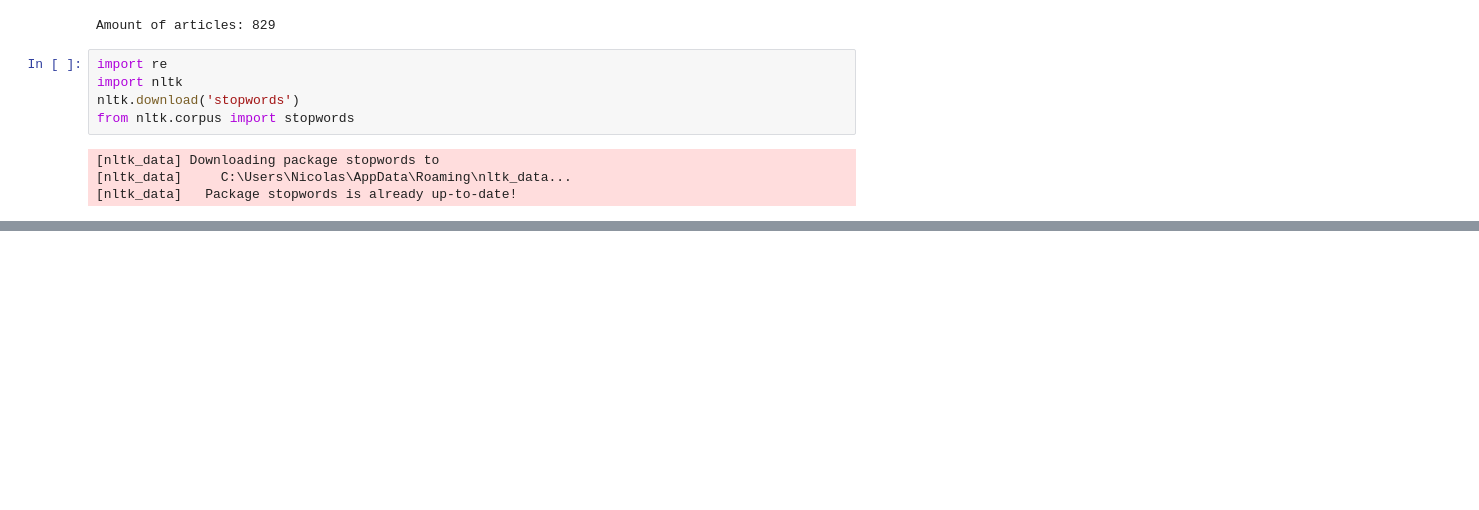
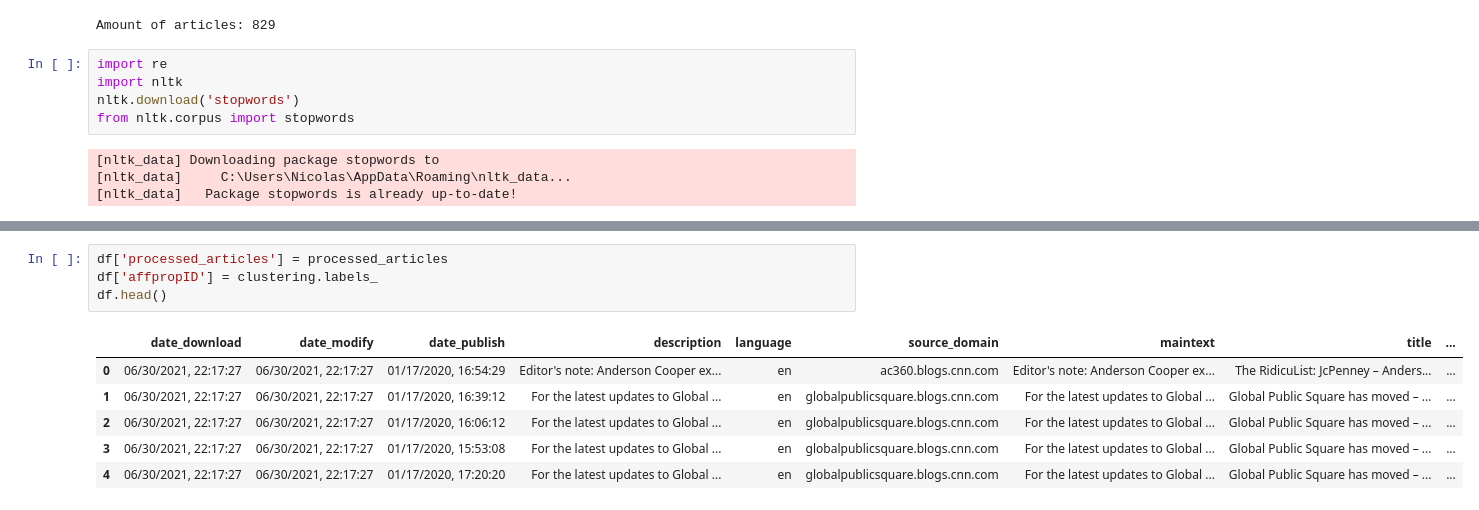
Before and after one commit to jonas-becker/automated-crawling-and-multi-level-clustering-of-news-articles, a Jupyter notebook: Affinity_propagation.ipynb, the cells around one changed output, grey strips where cells are left out. Drawn from its saved outputs; the diff is of its cells as text; blank space fills up the shorter version.

```diff
--- a/Affinity_propagation.ipynb
+++ b/Affinity_propagation.ipynb
@@ -117,0 +154,11 @@ plt.show()
+# %%
+df['processed_articles'] = processed_articles
+df['affpropID'] = clustering.labels_
+df.head()
+# %% [output]
+|  | date_download | date_modify | date_publish | description | language | source_domain | maintext | title | ... |
+| 0 | 06/30/2021, 22:17:27 | 06/30/2021, 22:17:27 | 01/17/2020, 16:54:29 | Editor's note: Anderson Cooper ex... | en | ac360.blogs.cnn.com | Editor's note: Anderson Cooper ex... | The RidicuList: JcPenney – Anders... | ... |
+| 1 | 06/30/2021, 22:17:27 | 06/30/2021, 22:17:27 | 01/17/2020, 16:39:12 | For the latest updates to Global ... | en | globalpublicsquare.blogs.cnn.com | For the latest updates to Global ... | Global Public Square has moved – ... | ... |
+| 2 | 06/30/2021, 22:17:27 | 06/30/2021, 22:17:27 | 01/17/2020, 16:06:12 | For the latest updates to Global ... | en | globalpublicsquare.blogs.cnn.com | For the latest updates to Global ... | Global Public Square has moved – ... | ... |
+| 3 | 06/30/2021, 22:17:27 | 06/30/2021, 22:17:27 | 01/17/2020, 15:53:08 | For the latest updates to Global ... | en | globalpublicsquare.blogs.cnn.com | For the latest updates to Global ... | Global Public Square has moved – ... | ... |
+| 4 | 06/30/2021, 22:17:27 | 06/30/2021, 22:17:27 | 01/17/2020, 17:20:20 | For the latest updates to Global ... | en | globalpublicsquare.blogs.cnn.com | For the latest updates to Global ... | Global Public Square has moved – ... | ... |
```
Also changed, not shown: parts of 5 cells of this notebook.
